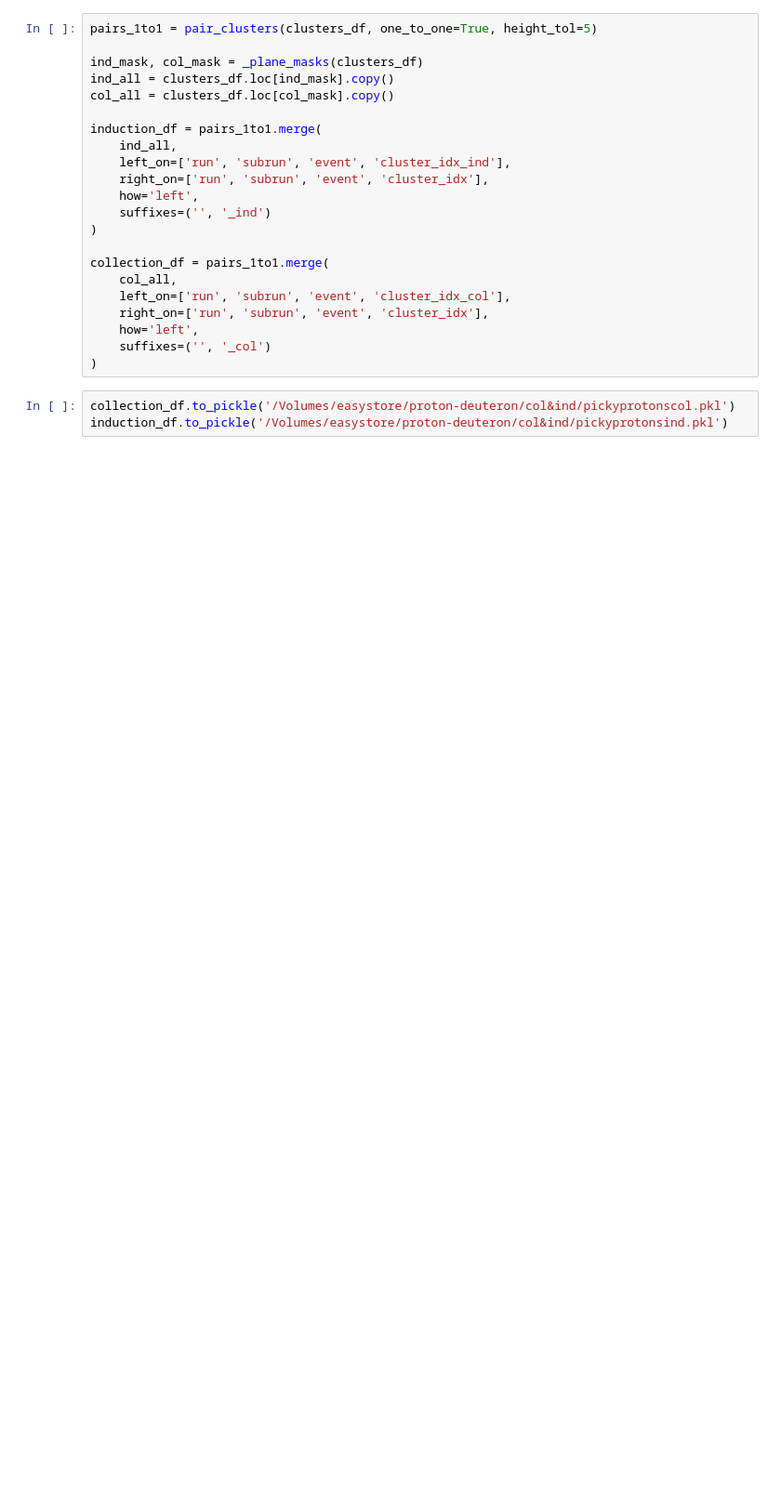
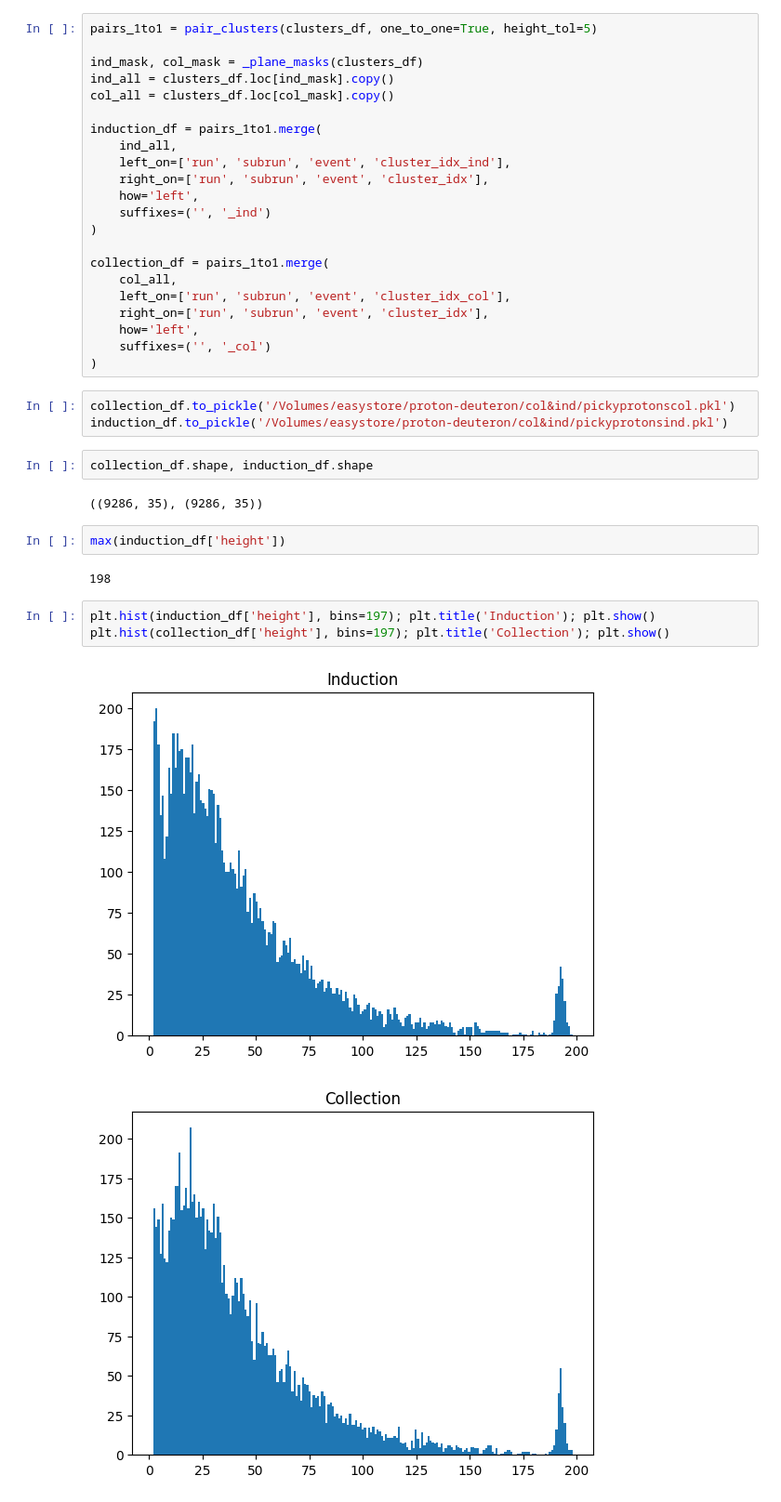
Before and after one commit to mohummudh/proton-deuteron, a Jupyter notebook: clustering/protons.ipynb, the cells around one changed output. Shown at 93% size. Saved outputs shown, nothing was run; the diff lists cells and outputs as text; blank space fills up the shorter version.

```diff
--- a/clustering/protons.ipynb
+++ b/clustering/protons.ipynb
@@ -713,3 +740,17 @@ collection_df = pairs_1to1.merge(
 # %%
 collection_df.to_pickle('/Volumes/easystore/proton-deuteron/col&ind/pickyprotonscol.pkl')
 induction_df.to_pickle('/Volumes/easystore/proton-deuteron/col&ind/pickyprotonsind.pkl')
+# %%
+collection_df.shape, induction_df.shape
+# %% [output]
+((9286, 35), (9286, 35))
+# %%
+max(induction_df['height'])
+# %% [output]
+198
+# %%
+plt.hist(induction_df['height'], bins=197); plt.title('Induction'); plt.show()
+plt.hist(collection_df['height'], bins=197); plt.title('Collection'); plt.show()
+# %% [output]
+[figure, added]
+[figure, added]
```
Also changed, not shown: parts of 8 cells of this notebook, 2 other files.
